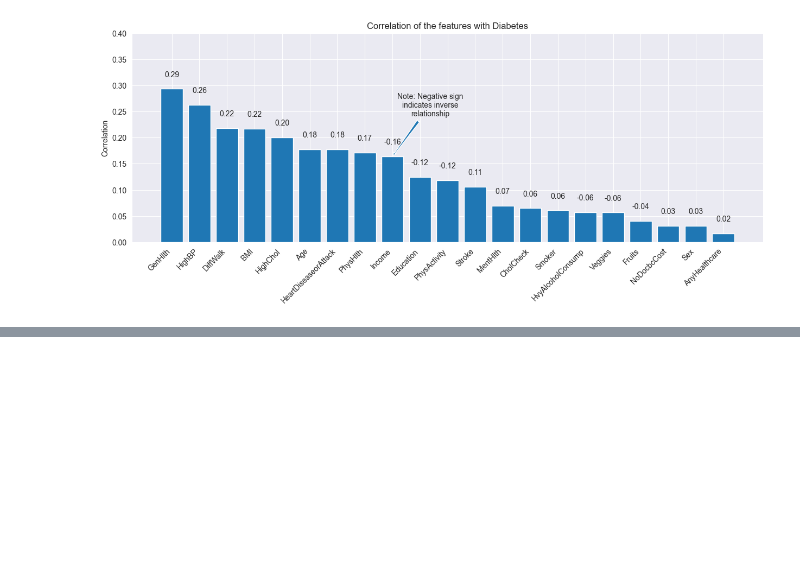
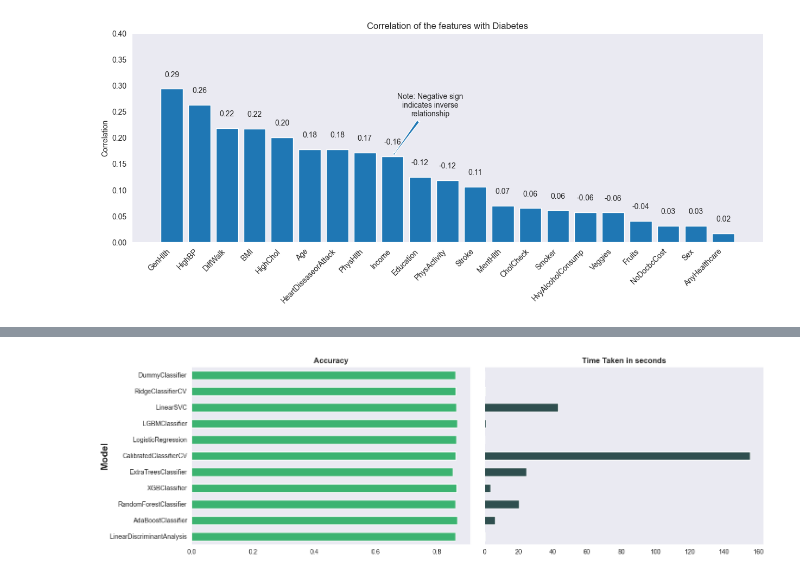
Before and after one commit to MatheusRdk/diabetes-analysis, a Jupyter notebook: diabetes.ipynb, the cells around one changed output, grey strips where cells are left out. Cells and saved outputs as stored; diff of their text form; code cells hidden in the pictures; blank space fills up the shorter version.

```diff
--- a/diabetes.ipynb
+++ b/diabetes.ipynb
@@ -33,20 +40,18 @@ corr_values = diabetes.corr()['Diabetes_binary'].drop('Diabetes_binary')
 abs_corr_values = abs(corr_values)
 labels = corr_values.index
 
-# Sort the correlation coefficients by absolute value in descending order
+# Sorting the correlation coefficients by absolute value in descending order
 sort_index = np.argsort(abs_corr_values)[::-1]
 labels = labels[sort_index]
 abs_corr_values = abs_corr_values[sort_index]
 corr_values = corr_values[sort_index]
 
 #Set the style
-sns.set_style('darkgrid')
+sns.set_style('dark')
 
 # Create the bar plot
 fig, ax = plt.subplots(figsize=(15, 5))
 bars = ax.bar(labels, abs_corr_values)
-
-# Add text labels to each bar
 for i, bar in enumerate(bars):
     ax.text(bar.get_x() + bar.get_width() / 2, bar.get_height() + 0.02, f"{corr_values[i]:.2f}", ha='center', va='bottom')
     if i == 8 and corr_values[i] < 0:
@@ -64,0 +72,4 @@ plt.show()
+# %%
+x = diabetes.drop('Diabetes_binary', axis = 1)
+y = diabetes['Diabetes_binary']
+x_train, x_test, y_train, y_test = train_test_split(x, y, test_size=0.20, random_state=1)
@@ -64,0 +93,4 @@ plt.show()
+# %%
+clf = LazyClassifier(verbose = 0, ignore_warnings = True, custom_metric = None, predictions = False, random_state = 10)
+models = clf.fit(x_train, x_test, y_train, y_test)
+models
@@ -64,0 +115,13 @@ plt.show()
+# %%
+fig, axes = plt.subplots(nrows=1,ncols=2,figsize=(16,5))
+models[1].Accuracy.plot(ax = axes[0], kind = 'barh', color = 'Mediumseagreen')
+axes[0].set_ylabel('Model', labelpad=1, rotation=90, ha='center', fontsize=15, fontweight = 'bold')
+axes[0].set_title('Accuracy', fontweight='bold')
+models[1]['Time Taken'].plot(ax = axes[1], kind = 'barh', color = 'darkslategrey')
+axes[1].set_title('Time Taken in seconds', fontweight='bold')
+axes[1].set_ylabel('')
+axes[1].set_yticklabels('')
+plt.subplots_adjust(wspace=0.05)
+plt.show()
+# %% [output]
+[figure, added]
```
Also changed, not shown: parts of 13 cells of this notebook.
